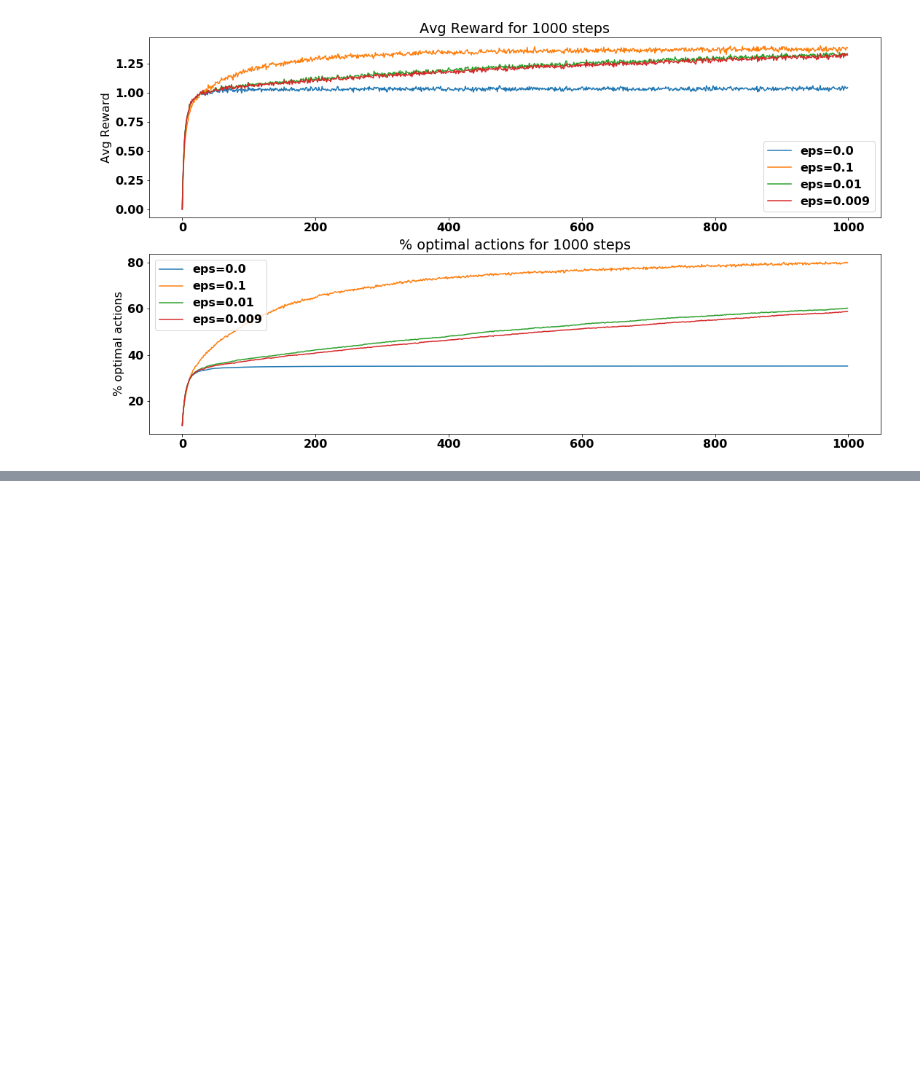
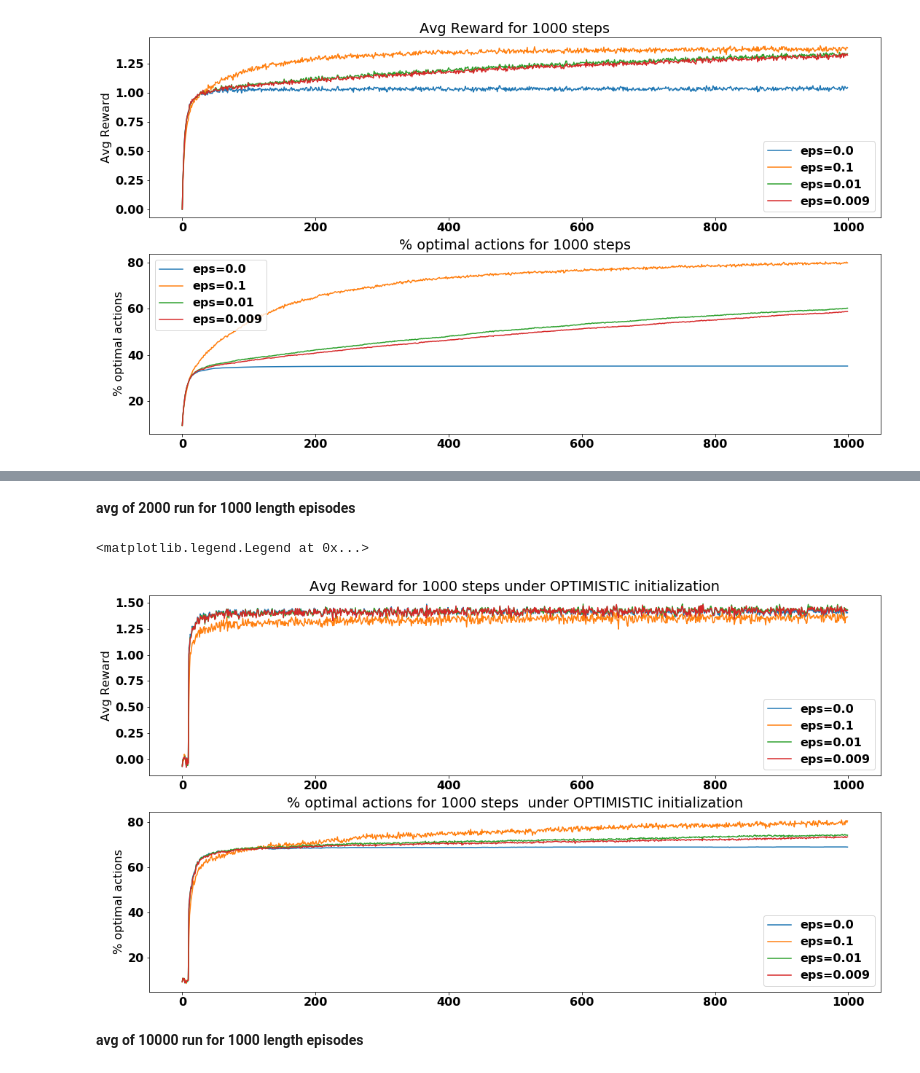
Before and after one commit to nilesh0109/ML_SoSe19, a Jupyter notebook: ML_ex07.ipynb, the cells around one changed output, grey strips where cells are left out. Cells and saved outputs as stored; diff of their text form; code cells hidden in the pictures; blank space fills up the shorter version.

```diff
--- a/ML_ex07.ipynb
+++ b/ML_ex07.ipynb
@@ -15,13 +15,15 @@ matplotlib.rc('font', **font)
 # K-ARM BANDIT CLASS
 # %%
 class K_Arm_Bandit:
-  def __init__(self, num_arms, num_episodes=1, num_games_per_episode=1000, epsilons=[0, 0.1]):
+  def __init__(self, num_arms, num_episodes=1, num_games_per_episode=1000, epsilons=[0, 0.1], isoptimistic = False):
     self.k = num_arms
     #num of games in a episode say 1000 in this assigment
     self.num_games = num_games_per_episode
     self.num_episodes = num_episodes
     self.epsilons = epsilons
     self.a = np.arange(self.k, dtype=np.int32)
+    self.isoptimistic = isoptimistic
+    #isoptimistic is used later in the section Optimistic epsilon greeedy
     num_eps = len(self.epsilons)
 
     self.optimal_action = np.zeros((self.num_episodes, self.num_games), dtype=np.int32)
@@ -35,7 +37,10 @@ class K_Arm_Bandit:
 
     num_eps = len(self.epsilons)
     self.N_a = np.zeros((self.k, num_eps), dtype=np.int32)
-    self.Q = np.zeros((self.k, num_eps), dtype=np.float32)
+    if self.isoptimistic:
+      self.Q = np.full((self.k, num_eps), 5.0, dtype=np.float32)
+    else:
+      self.Q = np.zeros((self.k, num_eps), dtype=np.float32)
 
   def getReward(self, acts, episode_ind, game_ind):
     '''Storing the optimal actions for the sake of plots'''
@@ -139,0 +165,26 @@ ax2.legend()
+# %% [markdown]
+**avg of 2000 run for 1000 length episodes**
+# %%
+
+try_eps = np.array([0, 0.1, 0.01, 0.009], dtype=np.float16)
+optimistic_testBed = K_Arm_Bandit(10,num_episodes=2000, num_games_per_episode=1000, epsilons= try_eps, isoptimistic= True)
+optimistic_testBed.play()
+# %%
+num_episodes, num_games_per_episode, num_eps = optimistic_testBed.rewards.shape
+
+fig, (ax1,ax2) = plt.subplots(2, 1, figsize=(18,10))
+for eps_ind in np.arange(num_eps):
+  eps_val = round(optimistic_testBed.epsilons[eps_ind], 3)
+  ax1.plot(np.arange(num_games_per_episode),np.mean(optimistic_testBed.rewards[:,:,eps_ind], axis=0), label='eps='+str(eps_val))
+  ax2.plot(np.arange(num_games_per_episode),np.mean(optimistic_testBed.isOptimalActionChosen[:,:,eps_ind], axis=0)*100, label='eps='+str(eps_val))
+ax1.set_title('Avg Reward for {:d} steps under OPTIMISTIC initialization'.format(num_games_per_episode))
+ax2.set_title('% optimal actions for {:d} steps  under OPTIMISTIC initialization'.format(num_games_per_episode))
+ax1.set_ylabel('Avg Reward', fontsize=16)
+ax2.set_ylabel('% optimal actions', fontsize=16)
+ax1.legend()
+ax2.legend()
+# %% [output]
+<matplotlib.legend.Legend at 0x...>
+[figure, added]
+# %% [markdown]
+**avg of 10000 run for 1000 length episodes**
```
Also changed, not shown: parts of 7 cells of this notebook.
